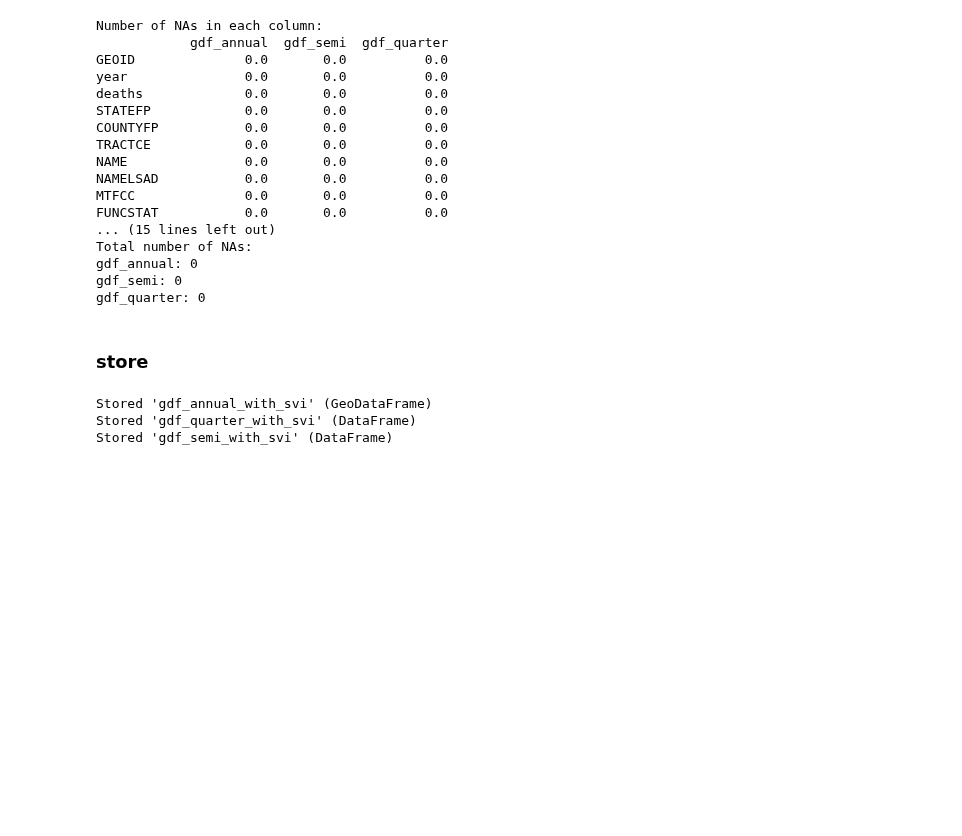
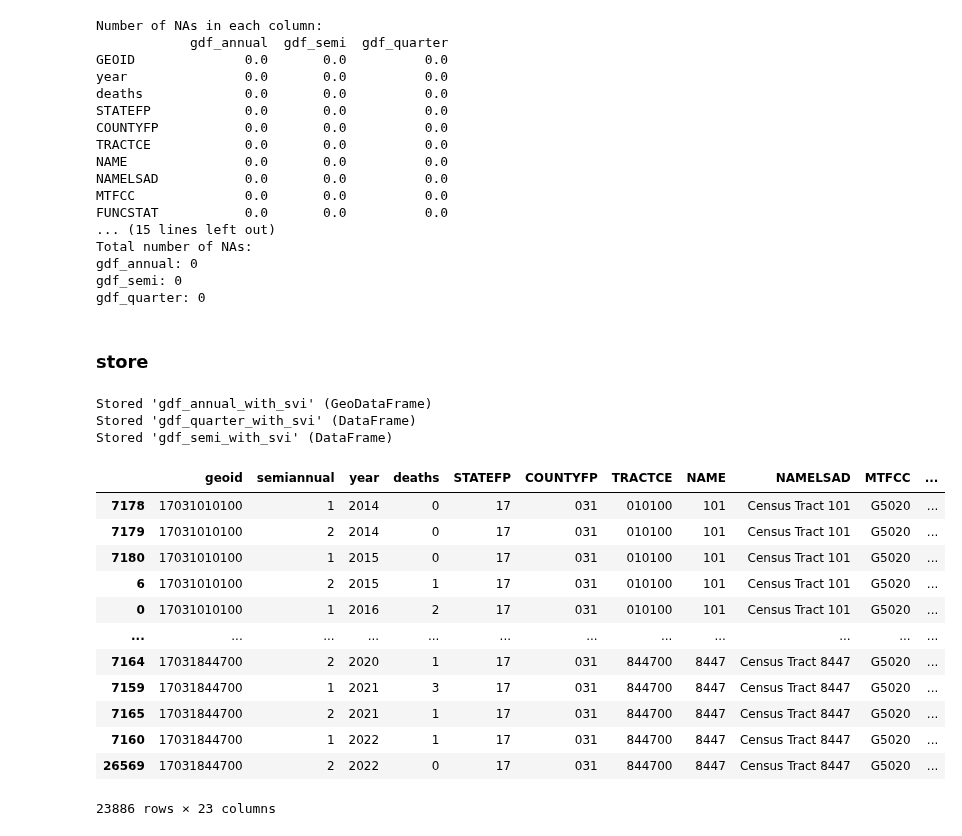
Before and after one commit to tufts-ml/opioid-overdose-models, a Jupyter notebook: cook-county/cook-county-SVI.ipynb, the cells around one changed output. Drawn from its saved outputs; the diff is of its cells as text; code cells hidden in the pictures; blank space fills up the shorter version.

```diff
--- a/cook-county/cook-county-SVI.ipynb
+++ b/cook-county/cook-county-SVI.ipynb
@@ -4,13 +4,11 @@ import numpy as np
 import pandas as pd
 import geopandas as gpd
 # %%
-data_dir = '/Users/jyontika/Desktop/Python/GitHub/opioid-overdose-models/cook-county/cook-county-svi-data/'
-svi_2014_dir = os.path.join(data_dir,'cook-county-svi-2014.csv')
+data_dir = '/Users/jyontika/Desktop/Python/github_hughes/opioid-overdose-models/cook-county/cook-county-svi-data/'
 svi_2016_dir = os.path.join(data_dir,'cook-county-svi-2016.csv')
 svi_2018_dir = os.path.join(data_dir,'cook-county-svi-2018.csv')
 svi_2020_dir = os.path.join(data_dir,'cook-county-svi-2020.csv')
 
-svi_2014 = pd.read_csv(svi_2014_dir)
 svi_2016 = pd.read_csv(svi_2016_dir)
 svi_2018 = pd.read_csv(svi_2018_dir)
 svi_2020 = pd.read_csv(svi_2020_dir)
@@ -186,24 +165,6 @@ gdf_quarter = gdf_quarter.assign(
     RPL_THEME3 = float('nan'),
     RPL_THEME4 = float('nan'),
     RPL_THEMES = float('nan'))
-# %%
-#add in svi_2014 to gdf_quarter
-svi_2014['FIPS'] = svi_2014['FIPS'].astype(str)
-gdf_quarter['GEOID'] = gdf_quarter['GEOID'].str.strip()
-
-for index, row in gdf_quarter[gdf_quarter['year'] == 2014].iterrows():
-    geoid_value = row['GEOID']
-
-    # find corresponding rows
-    matching_row = svi_2014[svi_2014['FIPS'] == geoid_value]
-
-    # if a matching row is found, update the corresponding columns in gdf_quarter
-    if not matching_row.empty:
-        gdf_quarter.loc[index, 'RPL_THEME1'] = matching_row['RPL_THEME1'].values[0]
-        gdf_quarter.loc[index, 'RPL_THEME2'] = matching_row['RPL_THEME2'].values[0]
-        gdf_quarter.loc[index, 'RPL_THEME3'] = matching_row['RPL_THEME3'].values[0]
-        gdf_quarter.loc[index, 'RPL_THEME4'] = matching_row['RPL_THEME4'].values[0]
-        gdf_quarter.loc[index, 'RPL_THEMES'] = matching_row['RPL_THEMES'].values[0]
 # %%
 #add in svi_2016 to gdf_quarter
 svi_2016['FIPS'] = svi_2016['FIPS'].astype(str)
@@ -312,24 +273,6 @@ gdf_semi = gdf_semi.assign(
     RPL_THEME3 = float('nan'),
     RPL_THEME4 = float('nan'),
     RPL_THEMES = float('nan'))
-# %%
-#add in svi_2014 to gdf_semi
-svi_2014['FIPS'] = svi_2014['FIPS'].astype(str)
-gdf_semi['GEOID'] = gdf_semi['GEOID'].str.strip()
-
-for index, row in gdf_semi[gdf_semi['year'] == 2014].iterrows():
-    geoid_value = row['GEOID']
-
-    # find corresponding rows
-    matching_row = svi_2014[svi_2014['FIPS'] == geoid_value]
-
-    # if a matching row is found, update the corresponding columns in gdf_annual
-    if not matching_row.empty:
-        gdf_semi.loc[index, 'RPL_THEME1'] = matching_row['RPL_THEME1'].values[0]
-        gdf_semi.loc[index, 'RPL_THEME2'] = matching_row['RPL_THEME2'].values[0]
-        gdf_semi.loc[index, 'RPL_THEME3'] = matching_row['RPL_THEME3'].values[0]
-        gdf_semi.loc[index, 'RPL_THEME4'] = matching_row['RPL_THEME4'].values[0]
-        gdf_semi.loc[index, 'RPL_THEMES'] = matching_row['RPL_THEMES'].values[0]
 # %%
 #add in svi_2016 to gdf_semi
 svi_2016['FIPS'] = svi_2016['FIPS'].astype(str)
@@ -487,3 +430,19 @@ gdf_semi_with_svi = gdf_semi
 Stored 'gdf_annual_with_svi' (GeoDataFrame)
 Stored 'gdf_quarter_with_svi' (DataFrame)
 Stored 'gdf_semi_with_svi' (DataFrame)
+# %%
+gdf_semi_with_svi
+# %% [output]
+|  | geoid | semiannual | year | deaths | STATEFP | COUNTYFP | TRACTCE | NAME | NAMELSAD | MTFCC | ... |
+| 7178 | 17031010100 | 1 | 2014 | 0 | 17 | 031 | 010100 | 101 | Census Tract 101 | G5020 | ... |
+| 7179 | 17031010100 | 2 | 2014 | 0 | 17 | 031 | 010100 | 101 | Census Tract 101 | G5020 | ... |
+| 7180 | 17031010100 | 1 | 2015 | 0 | 17 | 031 | 010100 | 101 | Census Tract 101 | G5020 | ... |
+| 6 | 17031010100 | 2 | 2015 | 1 | 17 | 031 | 010100 | 101 | Census Tract 101 | G5020 | ... |
+| 0 | 17031010100 | 1 | 2016 | 2 | 17 | 031 | 010100 | 101 | Census Tract 101 | G5020 | ... |
+| ... | ... | ... | ... | ... | ... | ... | ... | ... | ... | ... | ... |
+| 7164 | 17031844700 | 2 | 2020 | 1 | 17 | 031 | 844700 | 8447 | Census Tract 8447 | G5020 | ... |
+| 7159 | 17031844700 | 1 | 2021 | 3 | 17 | 031 | 844700 | 8447 | Census Tract 8447 | G5020 | ... |
+| 7165 | 17031844700 | 2 | 2021 | 1 | 17 | 031 | 844700 | 8447 | Census Tract 8447 | G5020 | ... |
+| 7160 | 17031844700 | 1 | 2022 | 1 | 17 | 031 | 844700 | 8447 | Census Tract 8447 | G5020 | ... |
+| 26569 | 17031844700 | 2 | 2022 | 0 | 17 | 031 | 844700 | 8447 | Census Tract 8447 | G5020 | ... |
+23886 rows × 23 columns
```
Also changed, not shown: parts of 2 cells of this notebook, 3 other files.
